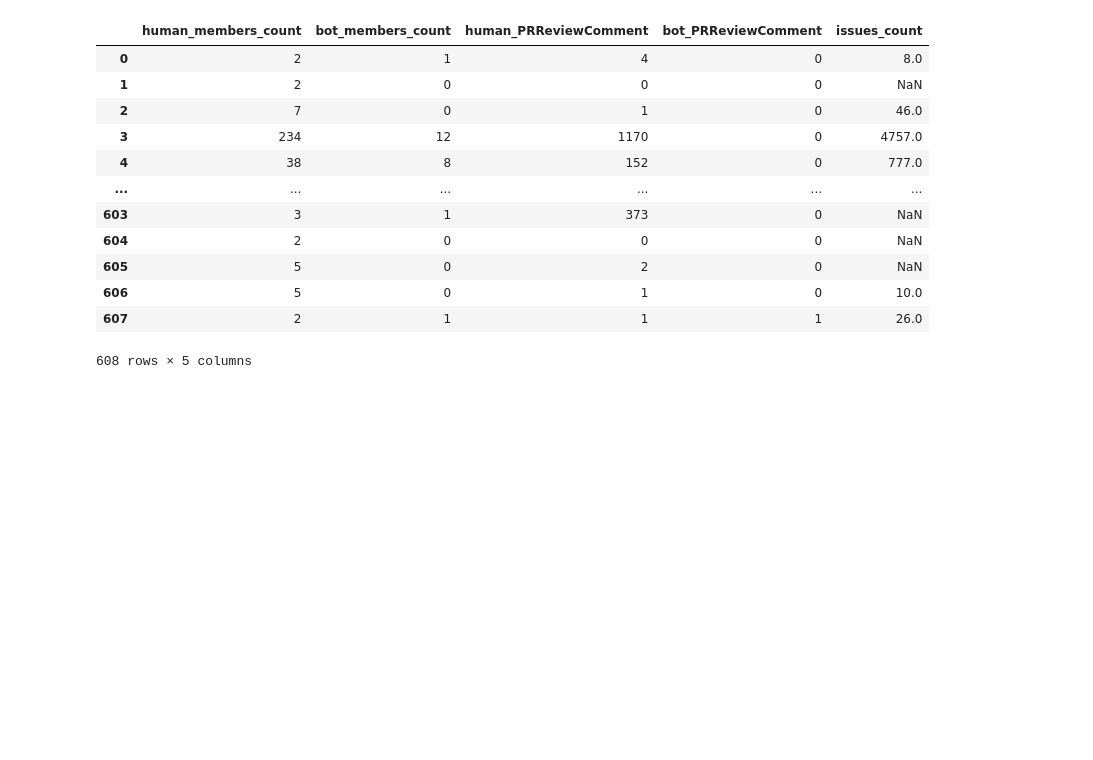
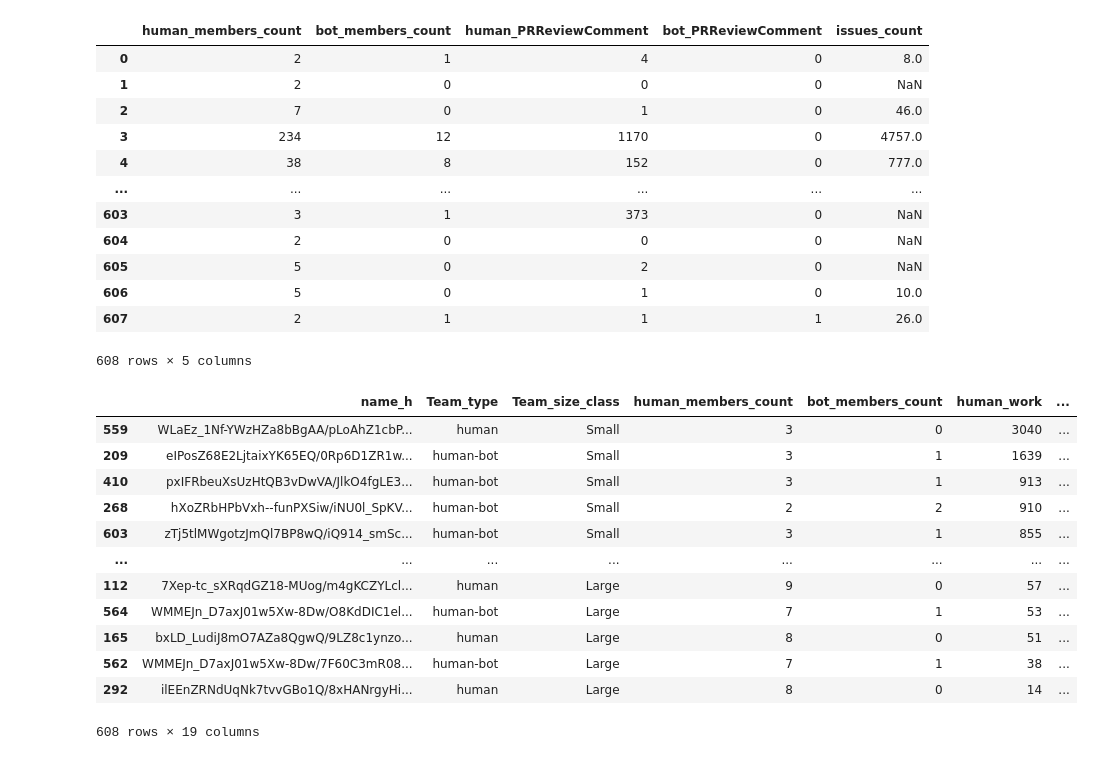
Before and after one commit to MarkLannen/week8labs, a Jupyter notebook: 08_Instructor_Lab_Lannen.ipynb, the cells around one changed output. Drawn from its saved outputs; the diff is of its cells as text; code cells hidden in the pictures; blank space fills up the shorter version.

Commit message:
#Sort your data descending using the columns `Team_size_class`, `human_work`, `work_per_human`

```diff
--- a/08_Instructor_Lab_Lannen.ipynb
+++ b/08_Instructor_Lab_Lannen.ipynb
@@ -62,3 +62,21 @@ endin_t_df
 | 606 | 5 | 0 | 1 | 0 | 10.0 |
 | 607 | 2 | 1 | 1 | 1 | 26.0 |
 608 rows × 5 columns
+# %%
+#Sort your data descending using the columns `Team_size_class`, `human_work`, `work_per_human`
+sorted_df = df.sort_values(by=["Team_size_class", "human_work", "work_per_human"], ascending=[False,False,False])
+sorted_df
+# %% [output]
+|  | name_h | Team_type | Team_size_class | human_members_count | bot_members_count | human_work | ... |
+| 559 | WLaEz_1Nf-YWzHZa8bBgAA/pLoAhZ1cbP... | human | Small | 3 | 0 | 3040 | ... |
+| 209 | eIPosZ68E2LjtaixYK65EQ/0Rp6D1ZR1w... | human-bot | Small | 3 | 1 | 1639 | ... |
+| 410 | pxIFRbeuXsUzHtQB3vDwVA/JlkO4fgLE3... | human-bot | Small | 3 | 1 | 913 | ... |
+| 268 | hXoZRbHPbVxh--funPXSiw/iNU0l_SpKV... | human-bot | Small | 2 | 2 | 910 | ... |
+| 603 | zTj5tlMWgotzJmQl7BP8wQ/iQ914_smSc... | human-bot | Small | 3 | 1 | 855 | ... |
+| ... | ... | ... | ... | ... | ... | ... | ... |
+| 112 | 7Xep-tc_sXRqdGZ18-MUog/m4gKCZYLcl... | human | Large | 9 | 0 | 57 | ... |
+| 564 | WMMEJn_D7axJ01w5Xw-8Dw/O8KdDIC1el... | human-bot | Large | 7 | 1 | 53 | ... |
+| 165 | bxLD_LudiJ8mO7AZa8QgwQ/9LZ8c1ynzo... | human | Large | 8 | 0 | 51 | ... |
+| 562 | WMMEJn_D7axJ01w5Xw-8Dw/7F60C3mR08... | human-bot | Large | 7 | 1 | 38 | ... |
+| 292 | ilEEnZRNdUqNk7tvvGBo1Q/8xHANrgyHi... | human | Large | 8 | 0 | 14 | ... |
+608 rows × 19 columns
```
